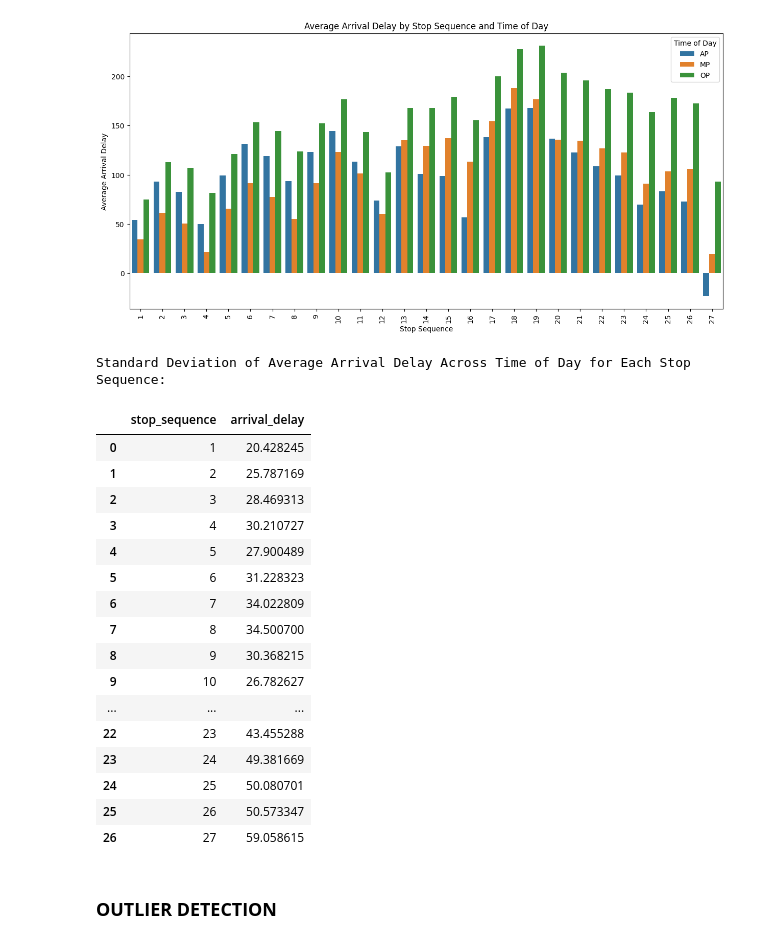
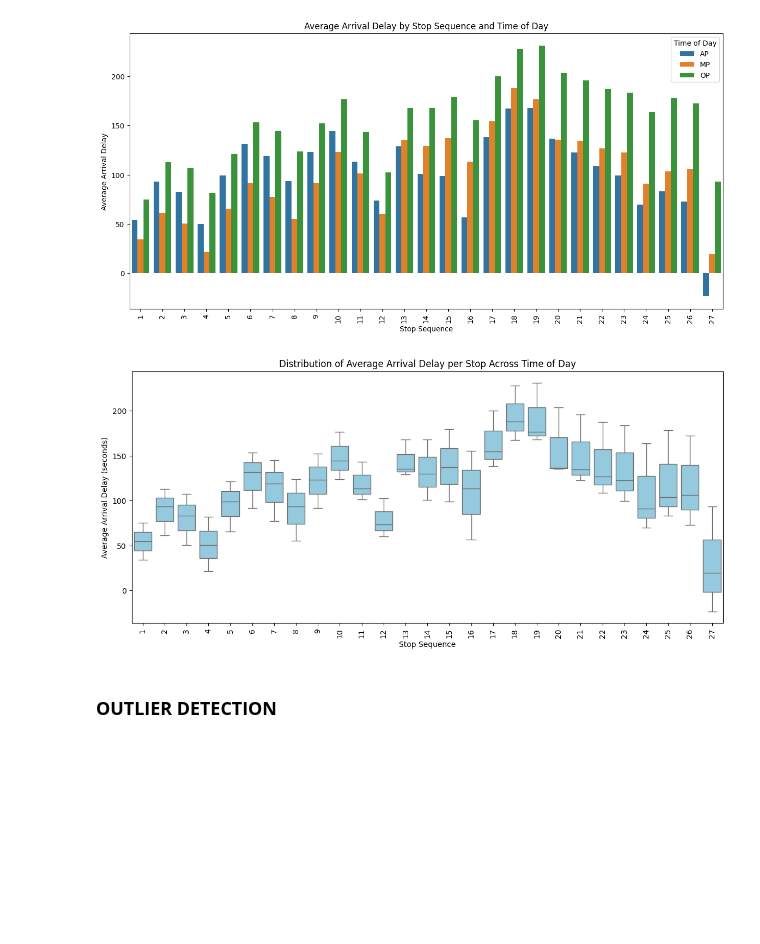
Before and after one commit to Gioalf/AH2179, a Jupyter notebook: project/AIprojectGioAlf.ipynb, the cells around one changed output. Saved outputs shown, nothing was run; the diff lists cells and outputs as text; code cells hidden in the pictures; blank space fills up the shorter version.

```diff
--- a/project/AIprojectGioAlf.ipynb
+++ b/project/AIprojectGioAlf.ipynb
@@ -225,34 +279,28 @@ Average Arrival Delay by Stop Sequence and Time of Day:
 81 rows × 3 columns
 [figure]
 # %%
-# Calculate the average arrival delay for each stop sequence and time of day first
+import matplotlib.pyplot as plt
+import seaborn as sns
+
+# Calculate average arrival delay per stop and time of day
 average_delay_by_stop_and_time = df.groupby(['stop_sequence', 'time_of_day'])['arrival_delay'].mean().reset_index()
 
-# Now calculate the standard deviation of these average delays for each stop sequence
-std_of_average_delay_by_stop = average_delay_by_stop_and_time.groupby('stop_sequence')['arrival_delay'].std().reset_index()
+# Plot a boxplot for each stop sequence
+plt.figure(figsize=(14, 6))
+sns.boxplot(
+    data=average_delay_by_stop_and_time,
+    x='stop_sequence',
+    y='arrival_delay',
+    color='skyblue'
+)
 
-# Display the standard deviation of the average arrival delay by stop sequence
-print("Standard Deviation of Average Arrival Delay Across Time of Day for Each Stop Sequence:")
-display(std_of_average_delay_by_stop)
+plt.title('Distribution of Average Arrival Delay per Stop Across Time of Day')
+plt.xlabel('Stop Sequence')
+plt.ylabel('Average Arrival Delay (seconds)')
+plt.xticks(rotation=90)
+plt.show()
 # %% [output]
-Standard Deviation of Average Arrival Delay Across Time of Day for Each Stop Sequence:
-|  | stop_sequence | arrival_delay |
-| 0 | 1 | 20.428245 |
-| 1 | 2 | 25.787169 |
-| 2 | 3 | 28.469313 |
-| 3 | 4 | 30.210727 |
-| 4 | 5 | 27.900489 |
-| 5 | 6 | 31.228323 |
-| 6 | 7 | 34.022809 |
-| 7 | 8 | 34.500700 |
-| 8 | 9 | 30.368215 |
-| 9 | 10 | 26.782627 |
-| ... | ... | ... |
-| 22 | 23 | 43.455288 |
-| 23 | 24 | 49.381669 |
-| 24 | 25 | 50.080701 |
-| 25 | 26 | 50.573347 |
-| 26 | 27 | 59.058615 |
+[figure, added]
 # %% [markdown]
 ### **OUTLIER DETECTION**
 # %%
```
Also changed, not shown: parts of 7 cells of this notebook.
